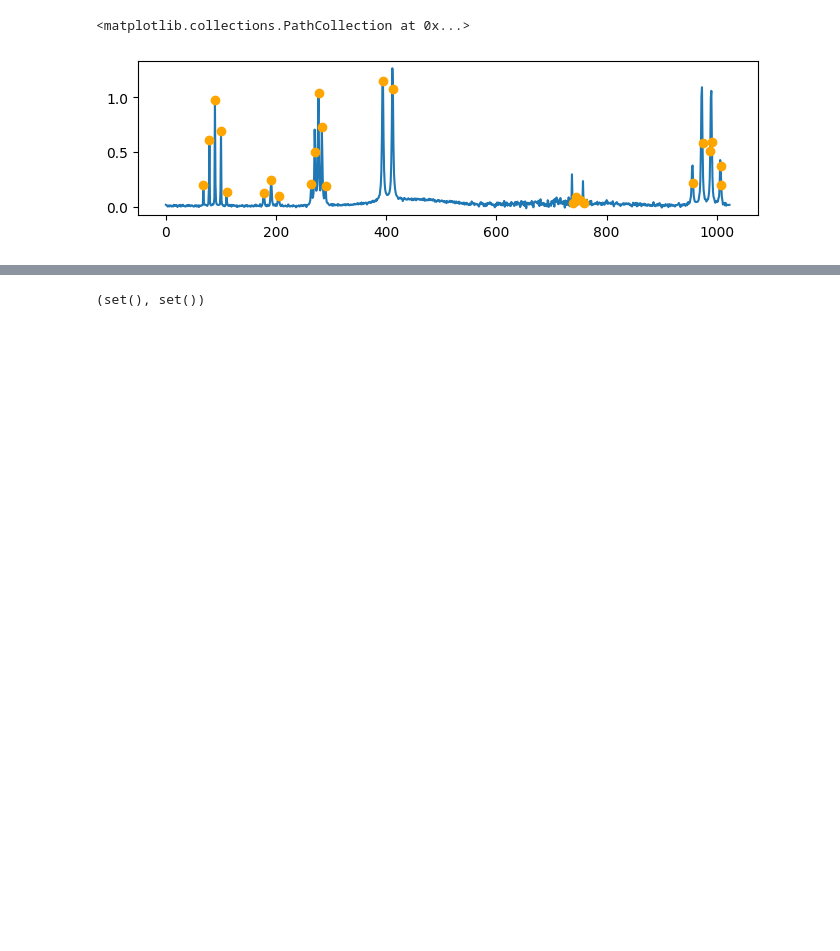
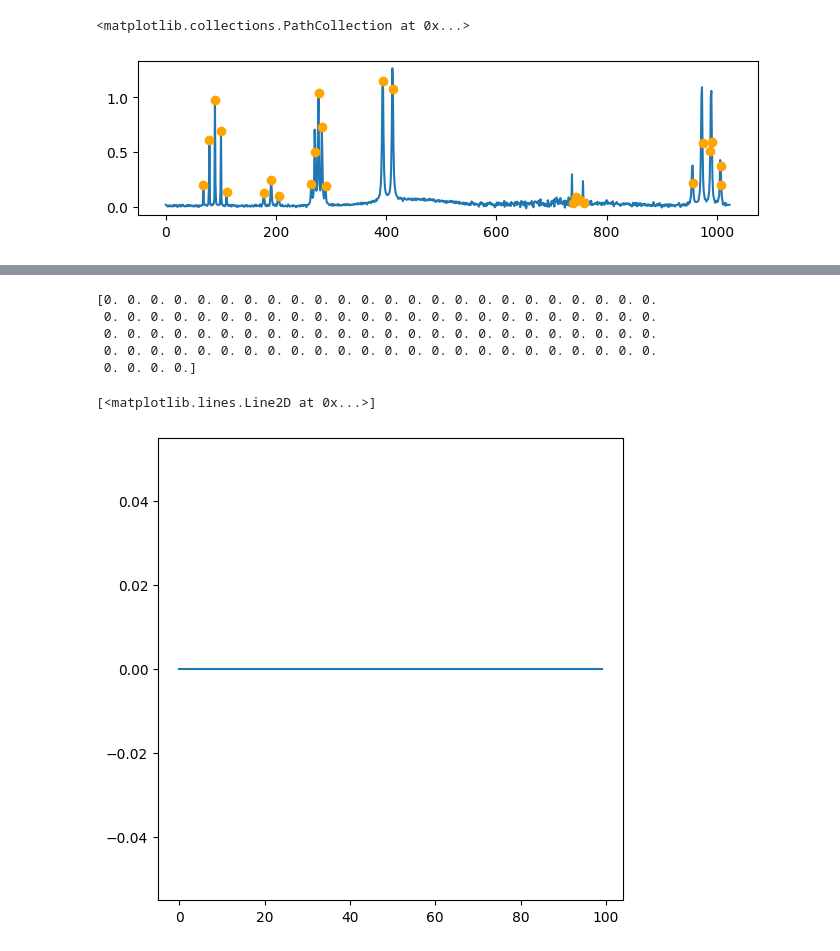
Before and after one commit to SultanOfSauce/NMRDeconvolution, a Jupyter notebook: Notebook.ipynb, the cells around one changed output, grey strips where cells are left out. Saved outputs shown, nothing was run; the diff lists cells and outputs as text; code cells hidden in the pictures; blank space fills up the shorter version.

```diff
--- a/Notebook.ipynb
+++ b/Notebook.ipynb
@@ -67,38 +69,4 @@ Estimated Total Size (MB): 167.12
 # %%
 epochs = 100
-lossCriterion = nn.CrossEntropyLoss(reduction = 'mean')
+#lossCriterion = nn.CrossEntropyLoss(reduction = 'none')
+lossCriterion = th.nn.BCEWithLogitsLoss()
-# %%
-errArr = np.zeros(epochs)
-testErrArr = np.zeros(epochs)
-bar = trange(epochs)
-
-for i in bar:
-    modeltmp = NMRSeq().to(device)
-    load_model(model, f"./cross100/narrow/modelpars_narrow_it_{i}.safetensors")
-    modeltmp.eval()
-
-    err = 0.
-    testErr = 0.
-
-    with th.no_grad():
-        #Train
-        for i, batched_datapoint_e in enumerate(train_loader):
-            bar.set_description_str(desc = f"train, {i}")
-            x_e, y_e = batched_datapoint_e
-            x_e, y_e = x_e.to(device), y_e.to(device)
-            modeltarget_e = modeltmp(x_e)
-            err += lossCriterion(modeltarget_e, y_e).item()
-
-        #Test
-        for i, batched_datapoint_e in enumerate(test_loader):
-            bar.set_description_str(desc = f"test, {i}")
-            x_e, y_e = batched_datapoint_e
-            x_e, y_e = x_e.to(device), y_e.to(device)
-            modeltarget_e = modeltmp(x_e)
-            testErr += lossCriterion(modeltarget_e, y_e)
-
-        errArr[i] = err/ML
-        testErrArr[i] = testErr/ML_test
-
-
-    del modeltmp
@@ -105,10 +124,17 @@ for i in bar:
 # %%
-load_model(model, "./cross100/modelpars_narrow_final.safetensors")
+np.savetxt("err.csv", errArr, delimiter = ",")
+np.savetxt("errtest.csv", testErrArr, delimiter = ",")
-# %% [output]
-(set(), set())
+# %%
+print(errArr)
+# %% [output]
+[0. 0. 0. 0. 0. 0. 0. 0. 0. 0. 0. 0. 0. 0. 0. 0. 0. 0. 0. 0. 0. 0. 0. 0.
+ 0. 0. 0. 0. 0. 0. 0. 0. 0. 0. 0. 0. 0. 0. 0. 0. 0. 0. 0. 0. 0. 0. 0. 0.
+ 0. 0. 0. 0. 0. 0. 0. 0. 0. 0. 0. 0. 0. 0. 0. 0. 0. 0. 0. 0. 0. 0. 0. 0.
+ 0. 0. 0. 0. 0. 0. 0. 0. 0. 0. 0. 0. 0. 0. 0. 0. 0. 0. 0. 0. 0. 0. 0. 0.
+ 0. 0. 0. 0.]
 # %%
-dataiter = test_loader.__iter__()
-x_a, y_a = dataiter.__next__()
-QUANTO = 0
-for i in range(QUANTO):
-    x_a, y_a = dataiter.__next__()
+fig, ax = plt.subplots(figsize=(6,6))
+ax.plot(errArr)
+# %% [output]
+[<matplotlib.lines.Line2D at 0x...>]
+[figure, added]
```
Also changed, not shown: parts of 8 cells of this notebook, 4 other files.
